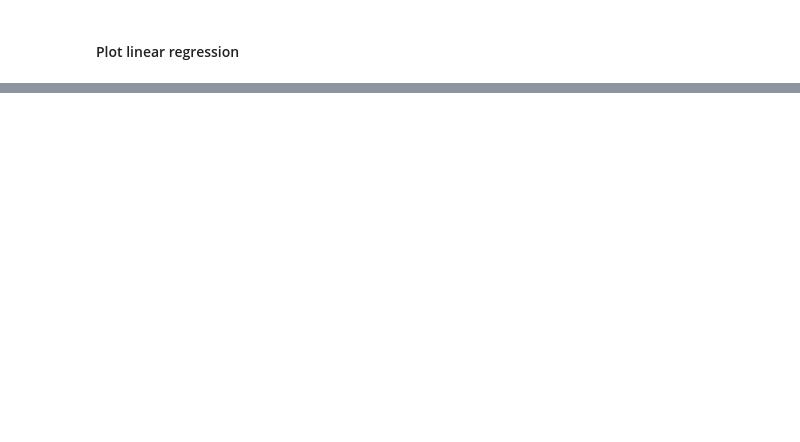
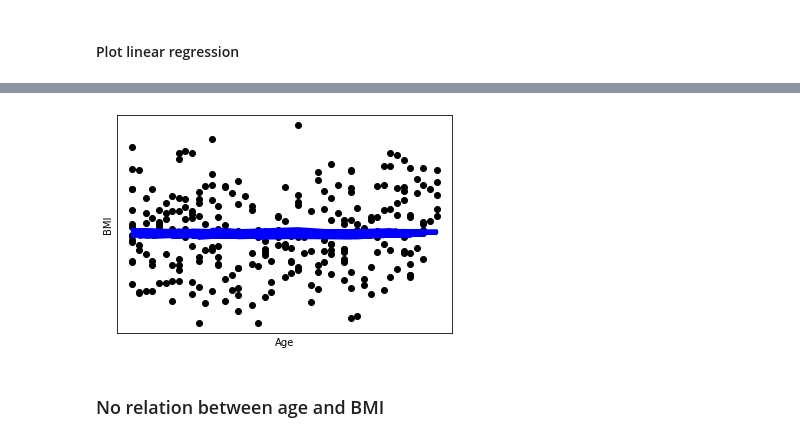
Before and after one commit to kochsj/data_analysis, a Jupyter notebook: Lab12-Regressions/regressions.ipynb, the cells around one changed output, grey strips where cells are left out. Saved outputs shown, nothing was run; the diff lists cells and outputs as text; code cells hidden in the pictures; blank space fills up the shorter version.

```diff
--- a/Lab12-Regressions/regressions.ipynb
+++ b/Lab12-Regressions/regressions.ipynb
@@ -103,0 +174,7 @@ plt.show()
+# %%
+X3 = df['age'].values
+y3 = df['bmi'].values
+X3 = X3.reshape(-1,1)
+# %%
+from sklearn.model_selection import train_test_split
+X3_train, X3_test, y3_train, y3_test = train_test_split(X3, y3, test_size=0.2, random_state=0)
@@ -103,0 +187,2 @@ plt.show()
+# %%
+y3_pred = regressor.predict(X2_test)
@@ -103,0 +205,14 @@ plt.show()
+# %%
+plt.scatter(X3_test, y3_test,  color='black')
+plt.plot(X3_test, y3_pred, color='blue', linewidth=3)
+plt.xlabel('Age')
+plt.ylabel('BMI')
+
+plt.xticks(())
+plt.yticks(())
+
+plt.show()
+# %% [output]
+[figure, added]
+# %% [markdown]
+### No relation between age and BMI
```
Also changed, not shown: parts of 13 cells of this notebook, 1 other file.
